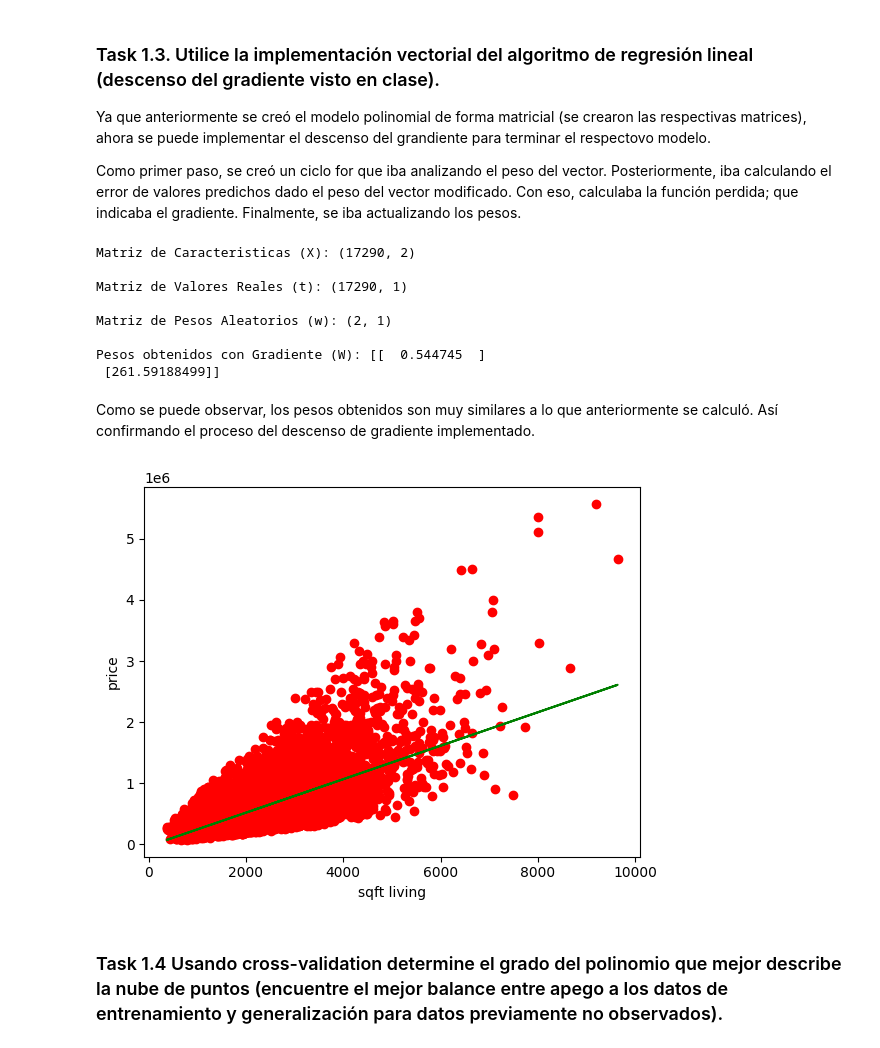
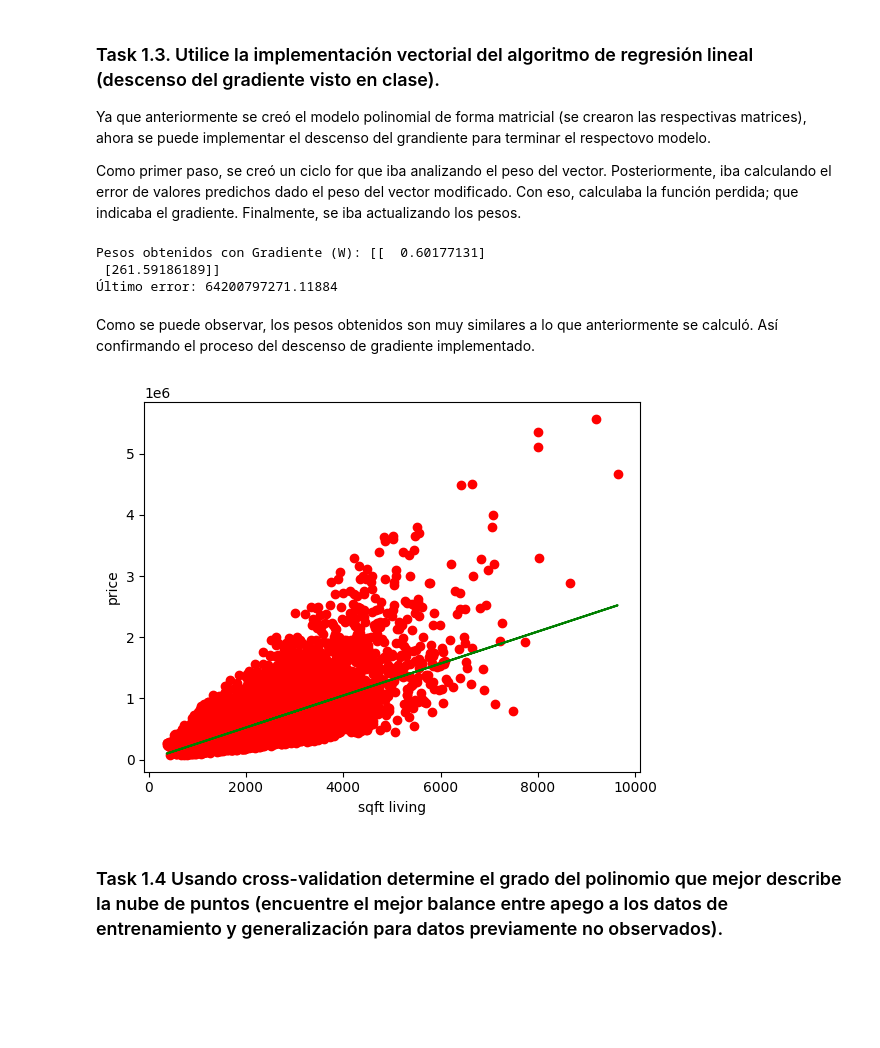
Before and after one commit to 20Candy/Lab4IA, a Jupyter notebook: main.ipynb, the cells around one changed output. Saved outputs shown, nothing was run; the diff lists cells and outputs as text; code cells hidden in the pictures; blank space fills up the shorter version.

```diff
--- a/main.ipynb
+++ b/main.ipynb
@@ -130,26 +130,22 @@ for i in range(num_iter):
 
 # Imprimir los pesos y la última pérdida
 print("\nPesos obtenidos con Gradiente (W):", W_matrix)
+print("Último error:", error[-1])
 # %% [output]
-Matriz de Caracteristicas (X): (17290, 2)
-
-Matriz de Valores Reales (t): (17290, 1)
-
-Matriz de Pesos Aleatorios (w): (2, 1)
-
-Pesos obtenidos con Gradiente (W): [[  0.544745  ]
- [261.59188499]]
+Pesos obtenidos con Gradiente (W): [[  0.60177131]
+ [261.59186189]]
+Último error: 64200797271.11884
 # %% [markdown]
 Como se puede observar, los pesos obtenidos son muy similares a lo que anteriormente se calculó. Así confirmando el proceso del descenso de gradiente implementado.
 # %%
 # Graficar w0 y w1 con los datos experimentales
 plt.scatter(x_train, y_train, color="red")
 plt.xlabel("sqft living")
 plt.ylabel("price")
-plt.plot(x_train, X_matrix.dot(w), color="green")
+plt.plot(x_train, X_matrix.dot(W_matrix), color="green")
 plt.show()
 # %% [output]
-[figure, old version]
+[figure, new version]
 # %% [markdown]
 ### Task 1.4 Usando cross-validation determine el grado del polinomio que mejor describe la nube de puntos (encuentre el mejor balance entre apego a los datos de entrenamiento y generalización para datos previamente no observados).
 # %%
```
